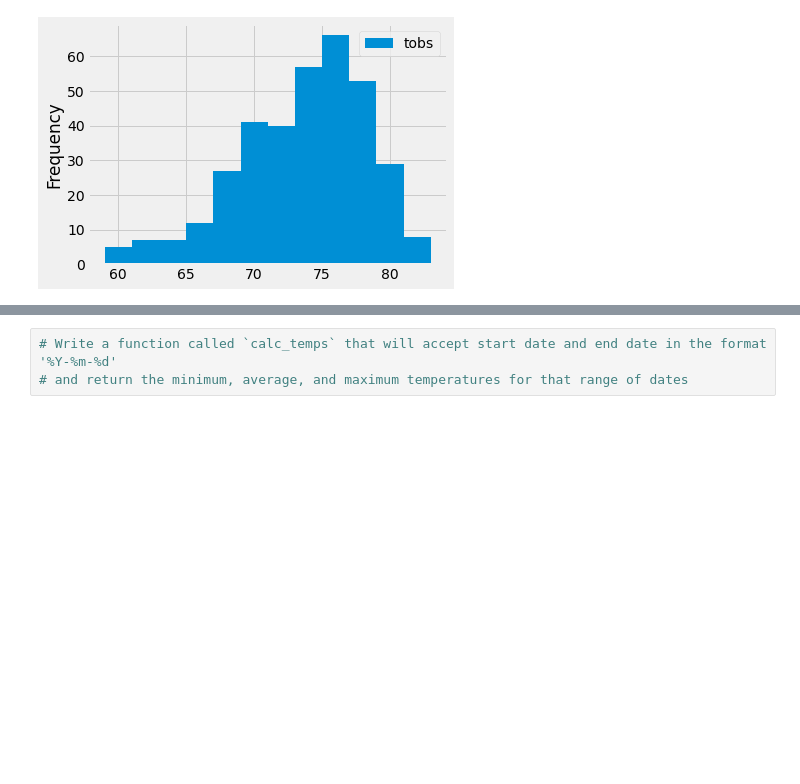
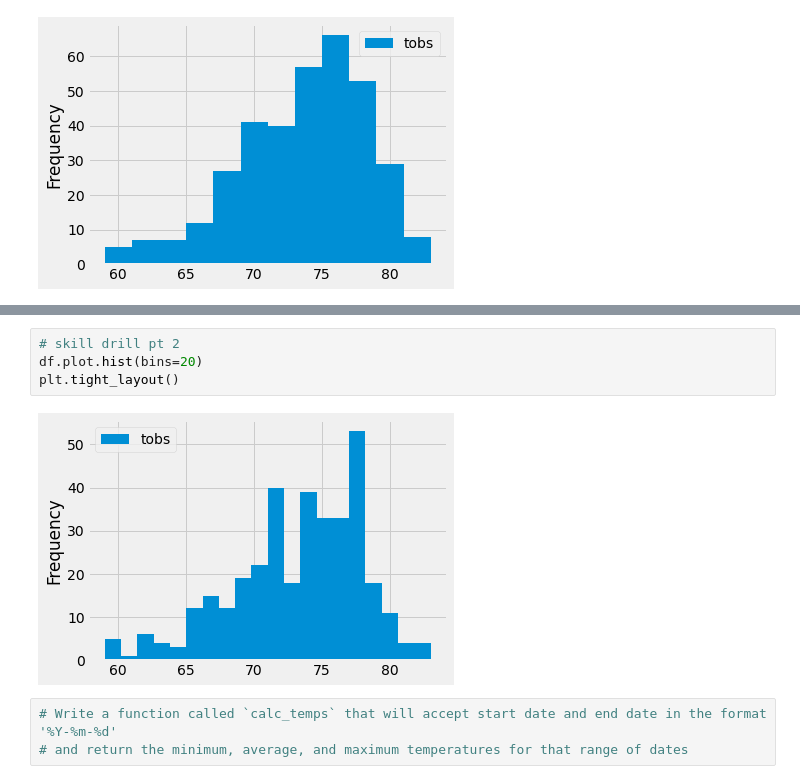
Before and after one commit to ssheggrud/surfs_up, a Jupyter notebook: climate_analysis.ipynb, the cells around one changed output, grey strips where cells are left out. Cells and saved outputs as stored; diff of their text form; blank space fills up the shorter version.

```diff
--- a/climate_analysis.ipynb
+++ b/climate_analysis.ipynb
@@ -160,3 +166,9 @@ plt.tight_layout()
+# %%
+# skill drill pt 2
+df.plot.hist(bins=20)
+plt.tight_layout()
+# %% [output]
+[figure, added]
 # %%
 # Write a function called `calc_temps` that will accept start date and end date in the format '%Y-%m-%d'
 # and return the minimum, average, and maximum temperatures for that range of dates
```
Also changed, not shown: parts of 1 cell of this notebook, 1 other file.
